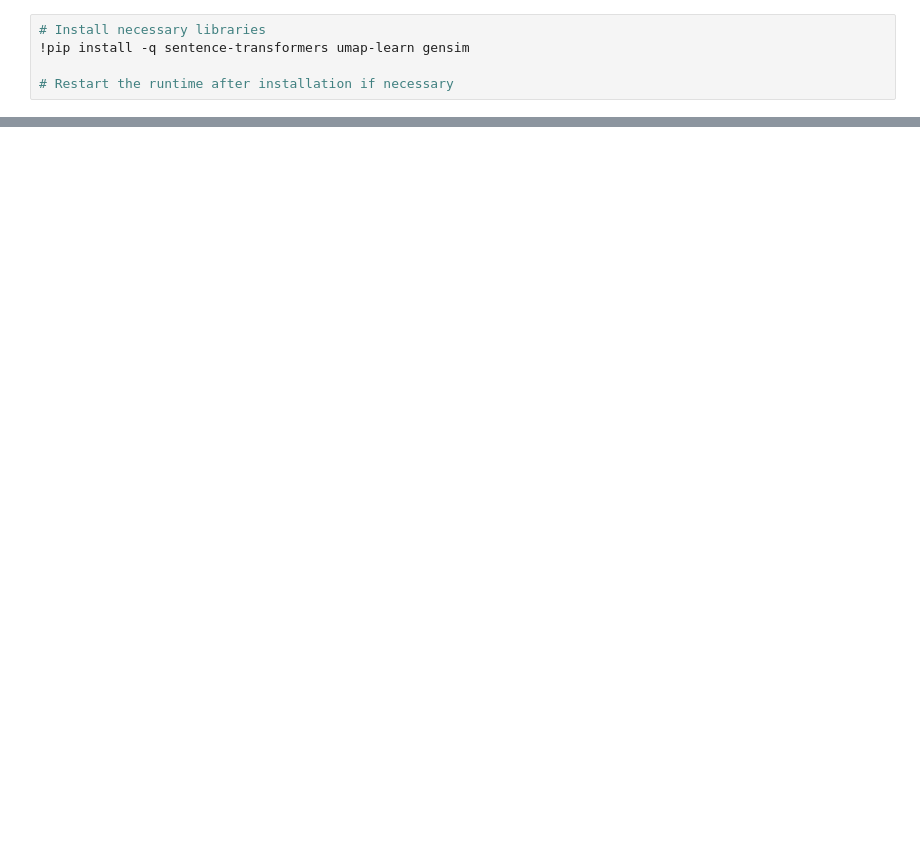
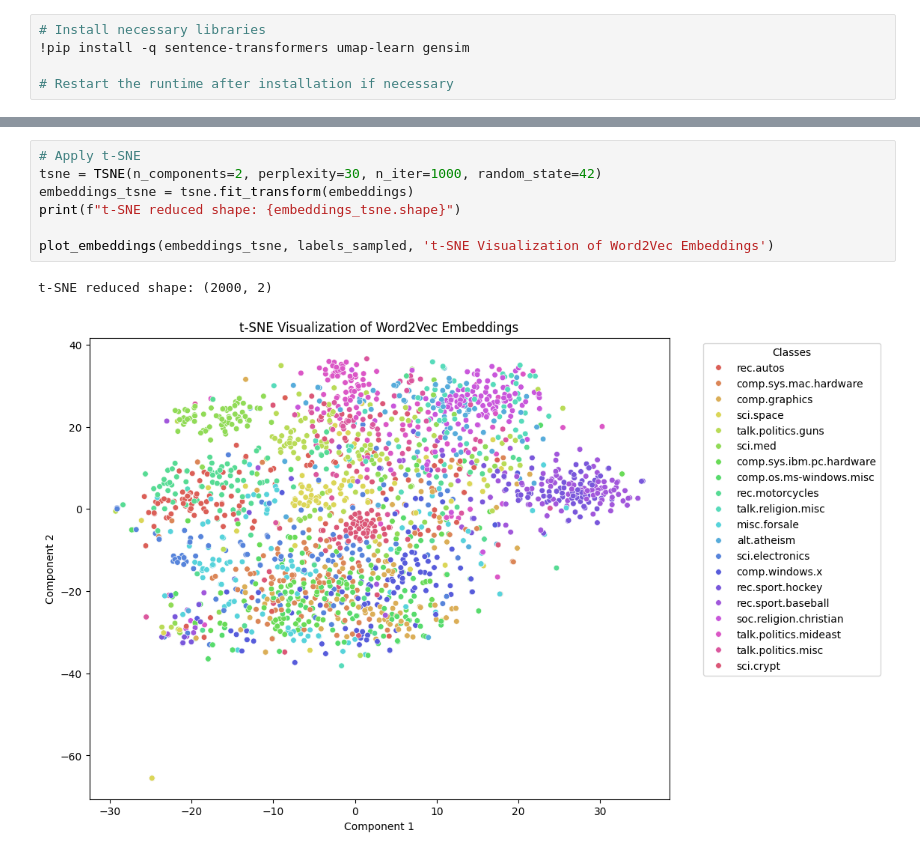
Before and after one commit to akalpit23/Explainable-techniques, a Jupyter notebook: Assignment_8/XAI_in_LLM_Assignment_08.ipynb, the cells around one changed output, grey strips where cells are left out. Cells and saved outputs as stored; diff of their text form; blank space fills up the shorter version.

```diff
--- a/Assignment_8/XAI_in_LLM_Assignment_08.ipynb
+++ b/Assignment_8/XAI_in_LLM_Assignment_08.ipynb
@@ -117,0 +254,10 @@ Embedding shape: (2000, 384)
+# %%
+# Apply t-SNE
+tsne = TSNE(n_components=2, perplexity=30, n_iter=1000, random_state=42)
+embeddings_tsne = tsne.fit_transform(embeddings)
+print(f"t-SNE reduced shape: {embeddings_tsne.shape}")
+
+plot_embeddings(embeddings_tsne, labels_sampled, 't-SNE Visualization of Word2Vec Embeddings')
+# %% [output]
+t-SNE reduced shape: (2000, 2)
+[figure, added]
```
Also changed, not shown: parts of 32 cells of this notebook.
